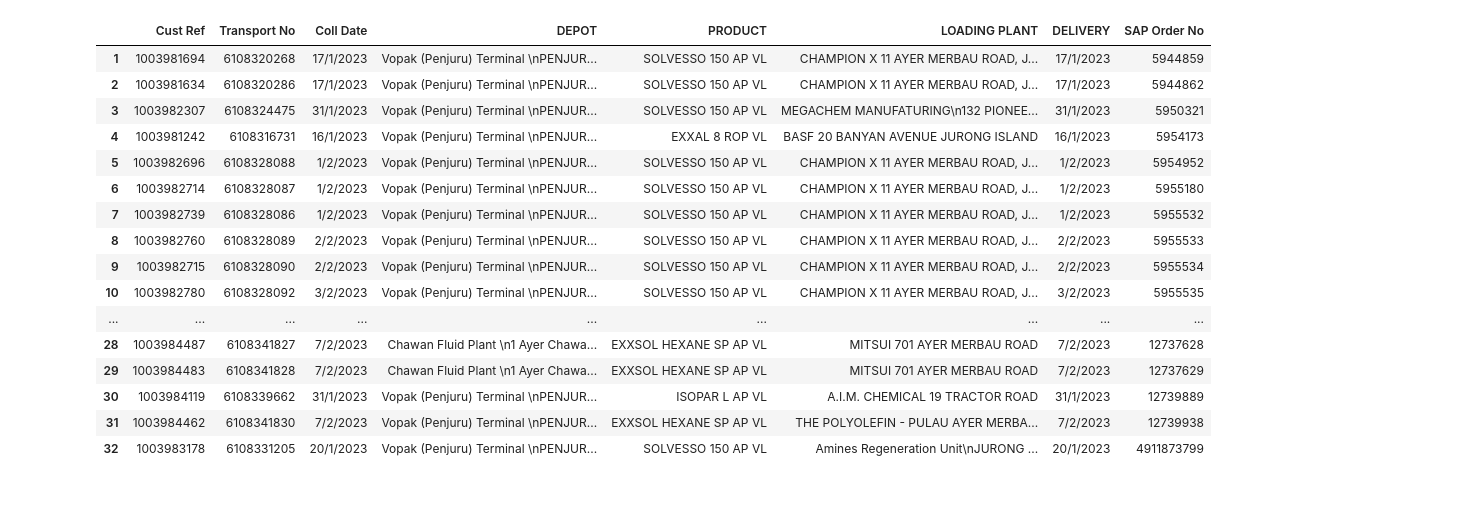
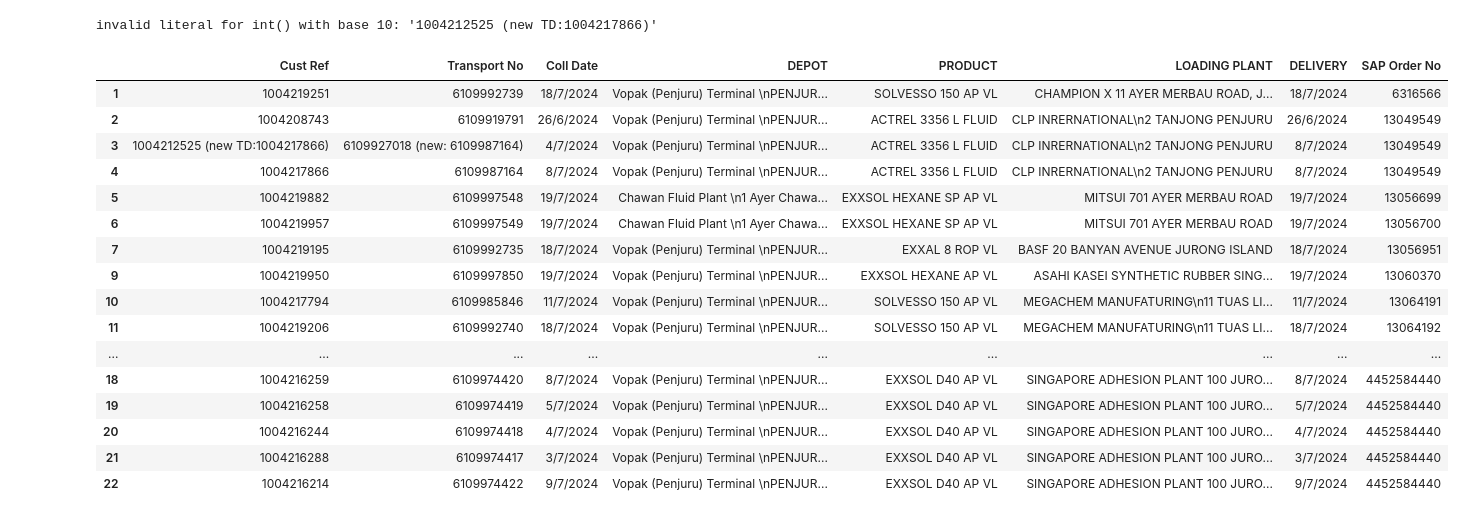
Before and after one commit to JohnTan38/Project-Income, a Jupyter notebook: TRANSPOREON.ipynb, the cells around one changed output. Cells and saved outputs as stored; diff of their text form; code cells hidden in the pictures.

```diff
--- a/TRANSPOREON.ipynb
+++ b/TRANSPOREON.ipynb
@@ -420,12 +1129,15 @@ temp_upload = temp_upload.fillna(method='ffill')
 #temp_upload = temp_upload.drop(['MV3'], axis=1)
 temp_upload = temp_upload.rename(columns={'Code': 'MV3'}) #for upload to TMS
 # %%
+#Diane
 colss = ['Customer No', 'Order Remarks', 'Delivery Type No', 'ISO abbreviation', 'Cargo Type No', 'MV1', 'MV2', 'MV4', 'MV5', 'MV6',
-         'Plant Code', 'Special Handling No', 'Destination', 'MV3', 'Delivery Type']
+         'Plant Code', 'Special Handling No', 'Delivery Type No']
 temp_upload_1 = temp_upload.drop(columns=colss, axis=1)
 temp_upload_1 = temp_upload_1.rename(columns={'LOADING_PLANT_MV3': 'LOADING PLANT', 'DEPOT_MV2': 'DEPOT'})
 colss_reord = ['Cust Ref', 'Transport No', 'Coll Date', 'DEPOT', 'PRODUCT', 'LOADING PLANT', 'DELIVERY', 'SAP Order No']
+
 temp_upload_1 = temp_upload_1[colss_reord] #to compare with master
 temp_upload_1 = temp_upload_1.reset_index().drop(columns='index')
+temp_upload_1['SAP Order No'] = temp_upload_1['SAP Order No'].astype(np.int64)
 #temp_upload_1
 # %%
@@ -457,9 +1178,8 @@ temp_upload_1
 # %%
-columns = ['NO', 'SH Reference', 'Job Type', 'Shipper', 'Permit', 'ETA Date', 'QTY', 'Cont Size', 'Cont Type',
-          'Cont No', 'SEAL', 'TIME SLOT', 'REMARKS', 'TD- STATUS']
-master = pd.read_csv(r"C:/Users/john.tan/OneDrive - Cogent Holdings Pte. Ltd/Documents/Transporeon/EM master file.csv")
+columns = ['NO', 'TIME SLOT', 'REMARKS'] #Diane SH Reference Shipper Permit ETA Date QTY Cont Size Cont Typen Cont No SEAL
+master = pd.read_csv(path_transporeon + r"EM master file.csv")
 master = master.drop(columns=columns, axis=1)
-master = master.iloc[:, 1:] #remove first row
+master = master.iloc[1:] #remove first row
 master = master.reset_index().drop(columns='index')
 
 from datetime import datetime
@@ -468,43 +1188,64 @@ try:
     master['DELIVERY'] = pd.to_datetime(master['DELIVERY'], format='%d/%m/%Y').dt.strftime('%Y-%m-%d')
 except:
     pass
-master = master.iloc[1:]
-master['EM SO# Ref'] = master['EM SO# Ref'].astype('int64')
+
+master.rename(columns={'SAP no': 'EM SO# Ref', 'Cust Ref (SHIPPING NUMBER-BOL)': 'Cust Ref', 'DESTINATION': 'LOADING PLANT'},
+inplace=True) #13072023
+
+master.drop(index=master.index[0], axis=1, inplace=True) #drop first row
+master['EM SO# Ref'] = pd.to_numeric(master['EM SO# Ref'], errors='coerce') #convert non-numeric values to NaN
+master.dropna(subset=['EM SO# Ref'], inplace=True) #drop rows with NaN in col
+master['EM SO# Ref'] = master['EM SO# Ref'].astype(np.int64)
+#master['EM SO# Ref'] = master['EM SO# Ref'].apply(pd.to_numeric)
 # %%
-temp_upload_cust = temp_upload_1['SAP Order No'].tolist()
+temp_upload_cust = temp_upload_1['SAP Order No'].tolist() #Diane
 temp_upload_cust = list(map(int, temp_upload_cust)) #convert list items to int
 
 master = master[master['EM SO# Ref'].isin(temp_upload_cust)] #select rows based on list
 #master = master[master['SAP Order No'].isin(temp_upload_cust)]
 col_mas = ['Cust Ref', 'Transport No', 'Coll Date', 'DEPOT', 'PRODUCT', 'LOADING PLANT', 'DELIVERY', 'EM SO# Ref'] #'EM SO# Ref'
 master = master[col_mas]
 master.rename(columns={'EM SO# Ref': 'SAP Order No'}, inplace=True)
 
 master.sort_values(['SAP Order No'], ascending=True, inplace=True, na_position='first')
 master.index = np.arange(1, len(master)+1)
 
+#master.loc[~master['Cust Ref'].str.contains('[a-zA-Z]')]
+master = master[~master['Cust Ref'].isin(['TBA', 'tba'])]
+master = master[~master['Coll Date'].isin(['HOLD'])] #remove rows
+
 master['Cust Ref'].fillna(value=0, inplace=True)
 master['Transport No'].fillna(value=0, inplace=True)
-master['Cust Ref'] = master['Cust Ref'].astype('int64')
-master['Transport No'] = master['Transport No'].astype('int64')
+try:
+    master['Cust Ref'] = master['Cust Ref'].astype('int64') #
+    master['Transport No'] = master['Transport No'].astype('int64')
+except Exception as e:
+    print(e)
+
 if len(master) == 0:
     print('\033[1m'+ '\033[94m'+ 'All download Transports are new')
+
+master.dropna(subset=['Coll Date', 'DELIVERY'], inplace=True)
+master.loc[~master['Coll Date'].str.contains('[a-zA-Z]')] #remove rows with alphabets in col
+master.loc[~master['DELIVERY'].str.contains('[a-zA-Z]')]
 master
+#https://stackoverflow.com/questions/69255495/remove-rows-with-alphabets-in-a-given-column
 # %% [output]
+invalid literal for int() with base 10: '1004212525 (new TD:1004217866)'
 |  | Cust Ref | Transport No | Coll Date | DEPOT | PRODUCT | LOADING PLANT | DELIVERY | SAP Order No |
-| 1 | 1003981694 | 6108320268 | 17/1/2023 | Vopak (Penjuru) Terminal \nPENJUR... | SOLVESSO 150 AP VL | CHAMPION X 11 AYER MERBAU ROAD, J... | 17/1/2023 | 5944859 |
-| 2 | 1003981634 | 6108320286 | 17/1/2023 | Vopak (Penjuru) Terminal \nPENJUR... | SOLVESSO 150 AP VL | CHAMPION X 11 AYER MERBAU ROAD, J... | 17/1/2023 | 5944862 |
-| 3 | 1003982307 | 6108324475 | 31/1/2023 | Vopak (Penjuru) Terminal \nPENJUR... | SOLVESSO 150 AP VL | MEGACHEM MANUFATURING\n132 PIONEE... | 31/1/2023 | 5950321 |
-| 4 | 1003981242 | 6108316731 | 16/1/2023 | Vopak (Penjuru) Terminal \nPENJUR... | EXXAL 8 ROP VL | BASF 20 BANYAN AVENUE JURONG ISLAND | 16/1/2023 | 5954173 |
-| 5 | 1003982696 | 6108328088 | 1/2/2023 | Vopak (Penjuru) Terminal \nPENJUR... | SOLVESSO 150 AP VL | CHAMPION X 11 AYER MERBAU ROAD, J... | 1/2/2023 | 5954952 |
-| 6 | 1003982714 | 6108328087 | 1/2/2023 | Vopak (Penjuru) Terminal \nPENJUR... | SOLVESSO 150 AP VL | CHAMPION X 11 AYER MERBAU ROAD, J... | 1/2/2023 | 5955180 |
-| 7 | 1003982739 | 6108328086 | 1/2/2023 | Vopak (Penjuru) Terminal \nPENJUR... | SOLVESSO 150 AP VL | CHAMPION X 11 AYER MERBAU ROAD, J... | 1/2/2023 | 5955532 |
-| 8 | 1003982760 | 6108328089 | 2/2/2023 | Vopak (Penjuru) Terminal \nPENJUR... | SOLVESSO 150 AP VL | CHAMPION X 11 AYER MERBAU ROAD, J... | 2/2/2023 | 5955533 |
-| 9 | 1003982715 | 6108328090 | 2/2/2023 | Vopak (Penjuru) Terminal \nPENJUR... | SOLVESSO 150 AP VL | CHAMPION X 11 AYER MERBAU ROAD, J... | 2/2/2023 | 5955534 |
-| 10 | 1003982780 | 6108328092 | 3/2/2023 | Vopak (Penjuru) Terminal \nPENJUR... | SOLVESSO 150 AP VL | CHAMPION X 11 AYER MERBAU ROAD, J... | 3/2/2023 | 5955535 |
+| 1 | 1004219251 | 6109992739 | 18/7/2024 | Vopak (Penjuru) Terminal \nPENJUR... | SOLVESSO 150 AP VL | CHAMPION X 11 AYER MERBAU ROAD, J... | 18/7/2024 | 6316566 |
+| 2 | 1004208743 | 6109919791 | 26/6/2024 | Vopak (Penjuru) Terminal \nPENJUR... | ACTREL 3356 L FLUID | CLP INRERNATIONAL\n2 TANJONG PENJURU | 26/6/2024 | 13049549 |
+| 3 | 1004212525 (new TD:1004217866) | 6109927018 (new: 6109987164) | 4/7/2024 | Vopak (Penjuru) Terminal \nPENJUR... | ACTREL 3356 L FLUID | CLP INRERNATIONAL\n2 TANJONG PENJURU | 8/7/2024 | 13049549 |
+| 4 | 1004217866 | 6109987164 | 8/7/2024 | Vopak (Penjuru) Terminal \nPENJUR... | ACTREL 3356 L FLUID | CLP INRERNATIONAL\n2 TANJONG PENJURU | 8/7/2024 | 13049549 |
+| 5 | 1004219882 | 6109997548 | 19/7/2024 | Chawan Fluid Plant \n1 Ayer Chawa... | EXXSOL HEXANE SP AP VL | MITSUI 701 AYER MERBAU ROAD | 19/7/2024 | 13056699 |
+| 6 | 1004219957 | 6109997549 | 19/7/2024 | Chawan Fluid Plant \n1 Ayer Chawa... | EXXSOL HEXANE SP AP VL | MITSUI 701 AYER MERBAU ROAD | 19/7/2024 | 13056700 |
+| 7 | 1004219195 | 6109992735 | 18/7/2024 | Vopak (Penjuru) Terminal \nPENJUR... | EXXAL 8 ROP VL | BASF 20 BANYAN AVENUE JURONG ISLAND | 18/7/2024 | 13056951 |
+| 9 | 1004219950 | 6109997850 | 19/7/2024 | Vopak (Penjuru) Terminal \nPENJUR... | EXXSOL HEXANE AP VL | ASAHI KASEI SYNTHETIC RUBBER SING... | 19/7/2024 | 13060370 |
+| 10 | 1004217794 | 6109985846 | 11/7/2024 | Vopak (Penjuru) Terminal \nPENJUR... | SOLVESSO 150 AP VL | MEGACHEM MANUFATURING\n11 TUAS LI... | 11/7/2024 | 13064191 |
+| 11 | 1004219206 | 6109992740 | 18/7/2024 | Vopak (Penjuru) Terminal \nPENJUR... | SOLVESSO 150 AP VL | MEGACHEM MANUFATURING\n11 TUAS LI... | 18/7/2024 | 13064192 |
 | ... | ... | ... | ... | ... | ... | ... | ... | ... |
-| 28 | 1003984487 | 6108341827 | 7/2/2023 | Chawan Fluid Plant \n1 Ayer Chawa... | EXXSOL HEXANE SP AP VL | MITSUI 701 AYER MERBAU ROAD | 7/2/2023 | 12737628 |
-| 29 | 1003984483 | 6108341828 | 7/2/2023 | Chawan Fluid Plant \n1 Ayer Chawa... | EXXSOL HEXANE SP AP VL | MITSUI 701 AYER MERBAU ROAD | 7/2/2023 | 12737629 |
-| 30 | 1003984119 | 6108339662 | 31/1/2023 | Vopak (Penjuru) Terminal \nPENJUR... | ISOPAR L AP VL | A.I.M. CHEMICAL 19 TRACTOR ROAD | 31/1/2023 | 12739889 |
-| 31 | 1003984462 | 6108341830 | 7/2/2023 | Vopak (Penjuru) Terminal \nPENJUR... | EXXSOL HEXANE SP AP VL | THE POLYOLEFIN - PULAU AYER MERBA... | 7/2/2023 | 12739938 |
-| 32 | 1003983178 | 6108331205 | 20/1/2023 | Vopak (Penjuru) Terminal \nPENJUR... | SOLVESSO 150 AP VL | Amines Regeneration Unit\nJURONG ... | 20/1/2023 | 4911873799 |
+| 18 | 1004216259 | 6109974420 | 8/7/2024 | Vopak (Penjuru) Terminal \nPENJUR... | EXXSOL D40 AP VL | SINGAPORE ADHESION PLANT 100 JURO... | 8/7/2024 | 4452584440 |
+| 19 | 1004216258 | 6109974419 | 5/7/2024 | Vopak (Penjuru) Terminal \nPENJUR... | EXXSOL D40 AP VL | SINGAPORE ADHESION PLANT 100 JURO... | 5/7/2024 | 4452584440 |
+| 20 | 1004216244 | 6109974418 | 4/7/2024 | Vopak (Penjuru) Terminal \nPENJUR... | EXXSOL D40 AP VL | SINGAPORE ADHESION PLANT 100 JURO... | 4/7/2024 | 4452584440 |
+| 21 | 1004216288 | 6109974417 | 3/7/2024 | Vopak (Penjuru) Terminal \nPENJUR... | EXXSOL D40 AP VL | SINGAPORE ADHESION PLANT 100 JURO... | 3/7/2024 | 4452584440 |
+| 22 | 1004216214 | 6109974422 | 9/7/2024 | Vopak (Penjuru) Terminal \nPENJUR... | EXXSOL D40 AP VL | SINGAPORE ADHESION PLANT 100 JURO... | 9/7/2024 | 4452584440 |
```
Also changed, not shown: parts of 70 cells of this notebook.
